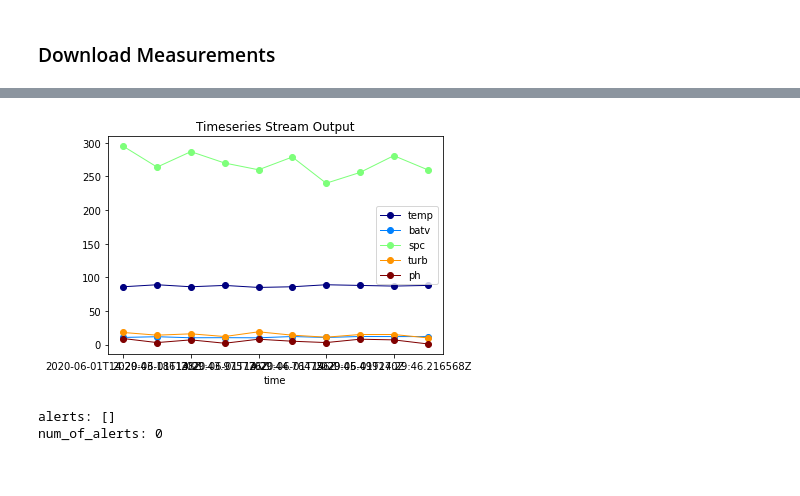
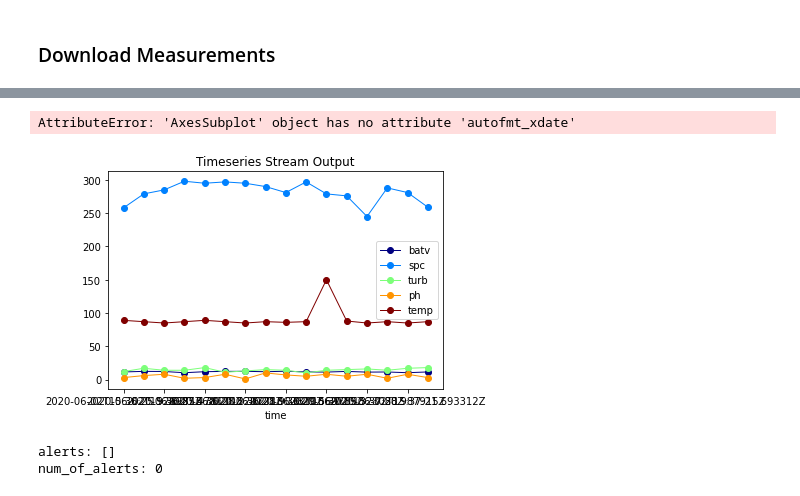
Before and after one commit to tapis-project/tapis-jupyter, a Jupyter notebook: tapis_notebook.ipynb, the cells around one changed output, grey strips where cells are left out. Drawn from its saved outputs; the diff is of its cells as text; code cells hidden in the pictures.

Commit message:
add notebook updates and images

```diff
--- a/tapis_notebook.ipynb
+++ b/tapis_notebook.ipynb
@@ -2,10 +2,13 @@
 #Setup Variables that are used in the rest of the notebook
 username = 'testuser2'
 password = 'testuser2'
+username2 = 'testuser3'
+password2 = 'testuser3'
+tenant="dev"
 base_url = 'https://dev.develop.tapis.io'
 
 #update project id so the rest can create in as unique objects
-project_id ='wq_demo_tapis_proj2'
+project_id ='wq_demo_tapis_proj4'
 
 site_id = 'wq_demo_site'
 instrument_id = 'Ohio_River_Robert_C_Byrd_Locks'
@@ -297,6 +323,6 @@ for i in range(0, 10):
 ### Download Measurements
 # %%
 result = t.streams.list_measurements(inst_id=instrument_id,project_uuid=project_id, site_id=site_id,
-                                             start_date='2020-05-31T00:00:00Z',end_date='2020-06-01T22:19:25Z',format='csv')
+                                             start_date='2020-05-31T00:00:00Z',end_date='2020-06-02T22:19:25Z',format='csv')
 result
 # %% [output]
@@ -324,9 +356,17 @@ df
 # %%
 import matplotlib.pyplot as plt
 %matplotlib inline
-df.plot(lw=1, colormap='jet', marker='.', markersize=12, title='Timeseries Stream Output').get_figure().savefig('output.png')
+# fig.autofmt_xdate()
+# plt.plot(times, range(times.size))
+
+# xfmt = mdates.DateFormatter('%d-%m-%y %H:%M')
+# ax.xaxis.set_major_formatter(xfmt)
+plt = df.plot(lw=1, colormap='jet', marker='.', markersize=12, title='Timeseries Stream Output')
+plt.autofmt_xdate()
+plt.get_figure()
 # %% [output]
+AttributeError: 'AxesSubplot' object has no attribute 'autofmt_xdate'
-[figure, old version]
+[figure, new version]
 # %%
 # list empty Alerts
 t.streams.list_alerts(channel_id=project_id+channel_id)
```
Also changed, not shown: parts of 20 cells of this notebook, 4 other files.
